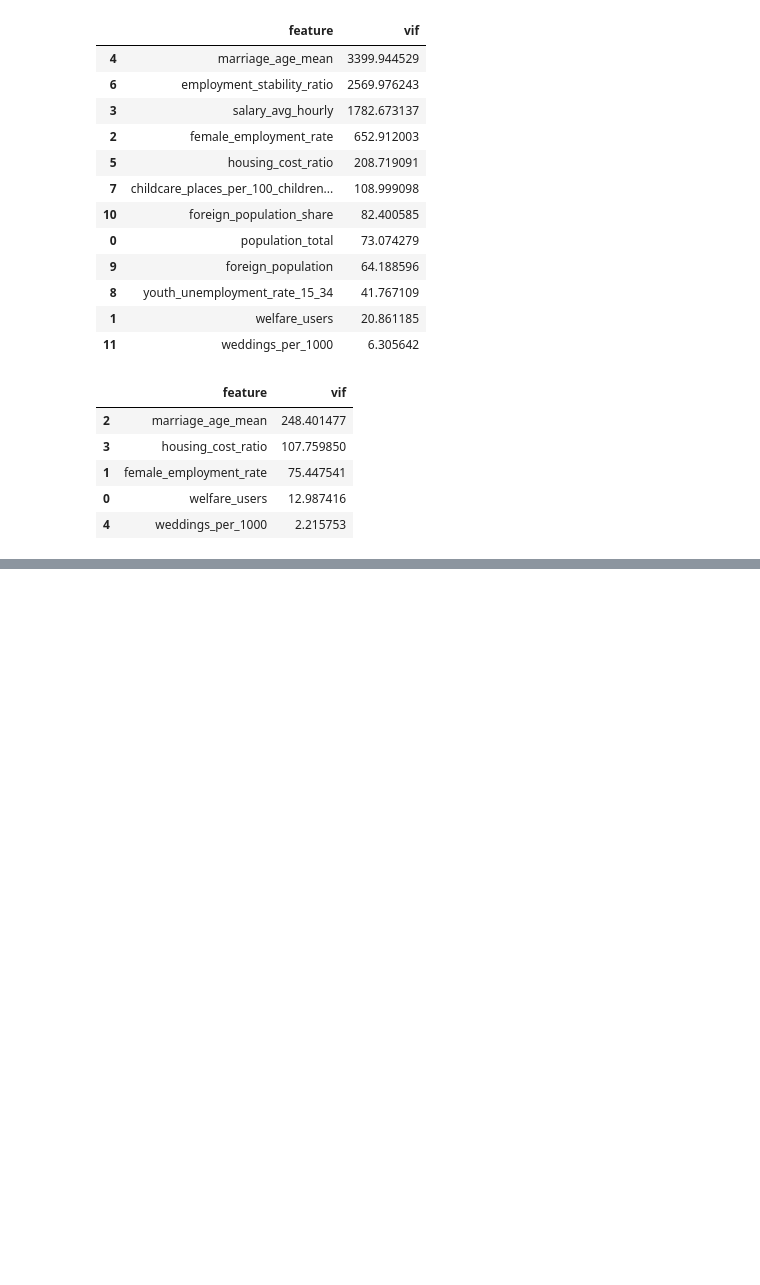
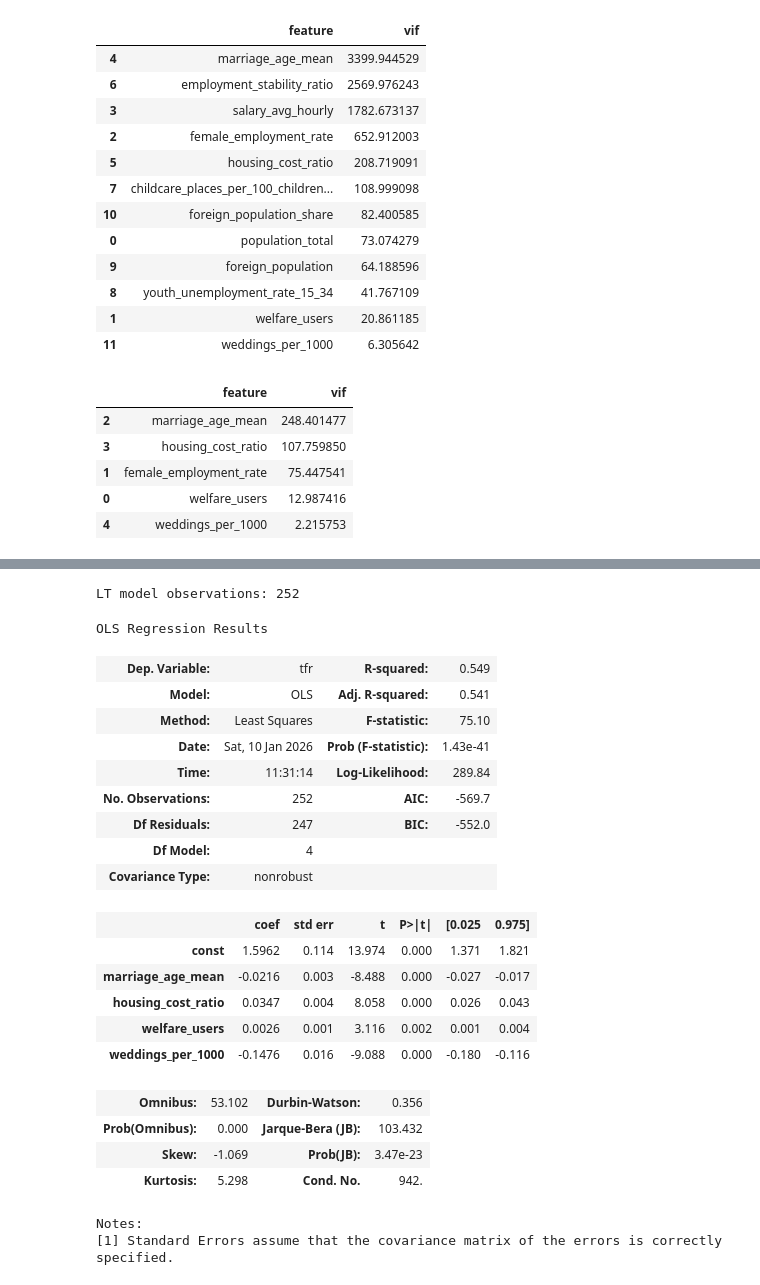
Before and after one commit to ColonelBBQ/sapienza-smos, a Jupyter notebook: main.ipynb, the cells around one changed output, grey strips where cells are left out. Cells and saved outputs as stored; diff of their text form; code cells hidden in the pictures; blank space fills up the shorter version.

```diff
--- a/main.ipynb
+++ b/main.ipynb
@@ -377,0 +382,40 @@ else:
+# %%
+import statsmodels.api as sm
+
+# LT model with VIF-selected predictors
+lt_features = [
+    'marriage_age_mean',
+    'housing_cost_ratio',
+    'welfare_users',
+    'weddings_per_1000',
+]
+lt_subset = lt.dropna(subset=['tfr'] + lt_features)
+X_lt = sm.add_constant(lt_subset[lt_features])
+y_lt = lt_subset['tfr']
+lt_model = sm.OLS(y_lt, X_lt).fit()
+print(f"LT model observations: {len(lt_subset)}")
+lt_model.summary()
+# %% [output]
+LT model observations: 252
+OLS Regression Results
+| Dep. Variable: | tfr | R-squared: | 0.549 |
+| Model: | OLS | Adj. R-squared: | 0.541 |
+| Method: | Least Squares | F-statistic: | 75.10 |
+| Date: | Sat, 10 Jan 2026 | Prob (F-statistic): | 1.43e-41 |
+| Time: | 11:31:14 | Log-Likelihood: | 289.84 |
+| No. Observations: | 252 | AIC: | -569.7 |
+| Df Residuals: | 247 | BIC: | -552.0 |
+| Df Model: | 4 |  |  |
+| Covariance Type: | nonrobust |  |  |
+|  | coef | std err | t | P>|t| | [0.025 | 0.975] |
+| const | 1.5962 | 0.114 | 13.974 | 0.000 | 1.371 | 1.821 |
+| marriage_age_mean | -0.0216 | 0.003 | -8.488 | 0.000 | -0.027 | -0.017 |
+| housing_cost_ratio | 0.0347 | 0.004 | 8.058 | 0.000 | 0.026 | 0.043 |
+| welfare_users | 0.0026 | 0.001 | 3.116 | 0.002 | 0.001 | 0.004 |
+| weddings_per_1000 | -0.1476 | 0.016 | -9.088 | 0.000 | -0.180 | -0.116 |
+| Omnibus: | 53.102 | Durbin-Watson: | 0.356 |
+| Prob(Omnibus): | 0.000 | Jarque-Bera (JB): | 103.432 |
+| Skew: | -1.069 | Prob(JB): | 3.47e-23 |
+| Kurtosis: | 5.298 | Cond. No. | 942. |
+Notes:
+[1] Standard Errors assume that the covariance matrix of the errors is correctly specified.
```
Also changed, not shown: parts of 10 cells of this notebook, 3 other files.
